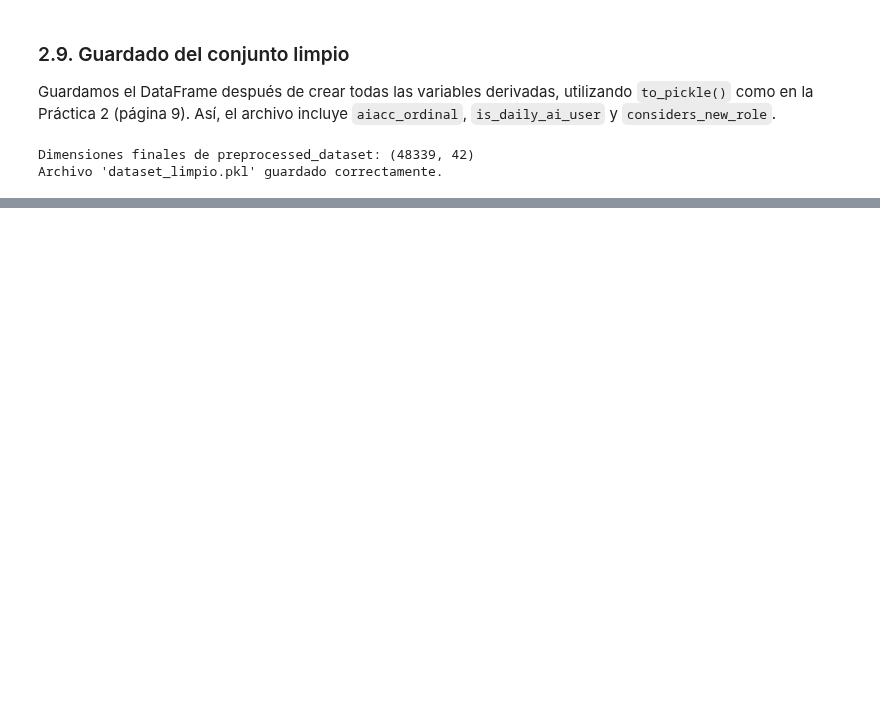
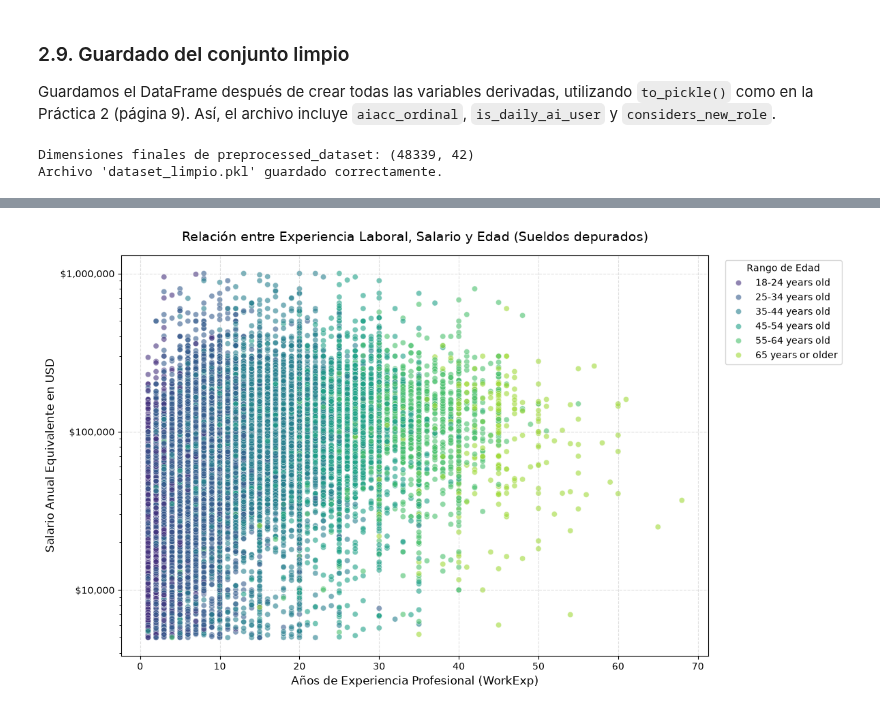
Before and after one commit to FausGiun/Fudamentos, a Jupyter notebook: tp_especial.ipynb, the cells around one changed output, grey strips where cells are left out. Cells and saved outputs as stored; diff of their text form; code cells hidden in the pictures; blank space fills up the shorter version.

```diff
--- a/tp_especial.ipynb
+++ b/tp_especial.ipynb
@@ -754,0 +918,80 @@ A partir de la exploración realizada sobre los atributos del conjunto de datos
+# %%
+# 1. Filtramos los nulos de las 4 variables involucradas
+columnas_multi = ["WorkExp", "Age", "ConvertedCompYearly", "AISelect"]
+df_multi = preprocessed_dataset.dropna(subset=columnas_multi).copy()
+
+# Definimos el orden cronológico
+orden_edades = [
+    "18-24 years old", "25-34 years old",
+    "35-44 years old", "45-54 years old",
+    "55-64 years old", "65 years or older"
+]
+df_multi = df_multi[df_multi["Age"].isin(orden_edades)]
+
+# --- EL FILTRO SALVADOR PARA EL GRÁFICO ---
+# Recortamos los sueldos irreales (errores de conversión o trolls) solo para este análisis.
+# Conservamos un rango realista para la industria IT global: entre 5.000 y 1.000.000 USD.
+df_multi_limpio = df_multi[
+    (df_multi["ConvertedCompYearly"] >= 5000) &
+    (df_multi["ConvertedCompYearly"] <= 1000000)
+]
+
+# --- Visualización ---
+plt.figure(figsize=(12, 7))
+
+# Usamos el dataframe filtrado (df_multi_limpio)
+sns.scatterplot(
+    data=df_multi_limpio,
+    x="WorkExp",
+    y="ConvertedCompYearly",
+    hue="Age",
+    hue_order=orden_edades,
+    palette="viridis",
+    alpha=0.6,
+    s=35
+)
+
+plt.title("Relación entre Experiencia Laboral, Salario y Edad (Sueldos depurados)", fontsize=14, pad=15)
+plt.xlabel("Años de Experiencia Profesional (WorkExp)", fontsize=12)
+plt.ylabel("Salario Anual Equivalente en USD", fontsize=12)
+
+# Mantenemos la escala logarítmica porque sigue siendo útil para ver la progresión
+plt.yscale('log')
+plt.gca().yaxis.set_major_formatter(plt.matplotlib.ticker.StrMethodFormatter('${x:,.0f}'))
+
+plt.grid(axis='both', linestyle='--', alpha=0.4)
+plt.legend(title="Rango de Edad", bbox_to_anchor=(1.02, 1), loc='upper left')
+plt.tight_layout()
+plt.show()
+
+# --- Análisis Estadístico Multivariado ---
+df_multi_limpio["Usa_IA_Diario"] = df_multi_limpio["AISelect"] == "Yes, I use AI tools daily"
+
+stats_multi = df_multi_limpio.groupby("Age").agg(
+    Mediana_Exp_Años=("WorkExp", "median"),
+    Mediana_Sueldo_USD=("ConvertedCompYearly", "median"),
+    Porcentaje_IA_Diaria=("Usa_IA_Diario", lambda x: x.mean() * 100)
+).reindex(orden_edades)
+
+print("=== Perfil Multivariado por Rango de Edad (Datos Depurados) ===")
+print(stats_multi.round(1))
+
+# --- Verificación automática de la hipótesis ---
+grupo_joven = stats_multi.loc["18-24 years old"]
+grupo_senior = stats_multi.loc["45-54 years old"]
+
+mayor_experiencia = grupo_senior["Mediana_Exp_Años"] > grupo_joven["Mediana_Exp_Años"]
+mayor_sueldo = grupo_senior["Mediana_Sueldo_USD"] > grupo_joven["Mediana_Sueldo_USD"]
+menor_uso_ia = grupo_senior["Porcentaje_IA_Diaria"] < grupo_joven["Porcentaje_IA_Diaria"]
+
+print("\n--- Verificación de las condiciones ---")
+print(f"¿Los mayores tienen más experiencia? {'Sí' if mayor_experiencia else 'No'}")
+print(f"¿Los mayores perciben mayor salario? {'Sí' if mayor_sueldo else 'No'}")
+print(f"¿Los mayores tienen MENOR uso diario de IA? {'Sí' if menor_uso_ia else 'No'}")
+
+if mayor_experiencia and mayor_sueldo and menor_uso_ia:
+    print("\nCONCLUSIÓN: La hipótesis se CONFIRMA")
+else:
+    print("\nCONCLUSIÓN: La hipótesis es REFUTADA por los datos.")
+# %% [output]
+[figure, added]
```
Also changed, not shown: parts of 11 cells of this notebook.
